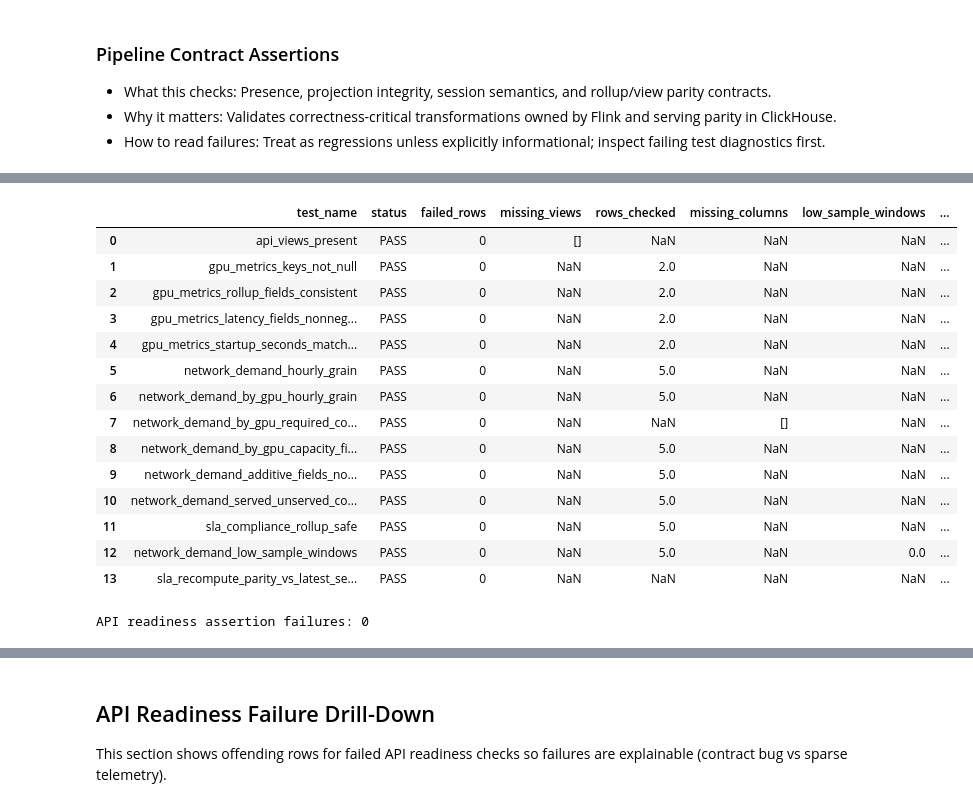
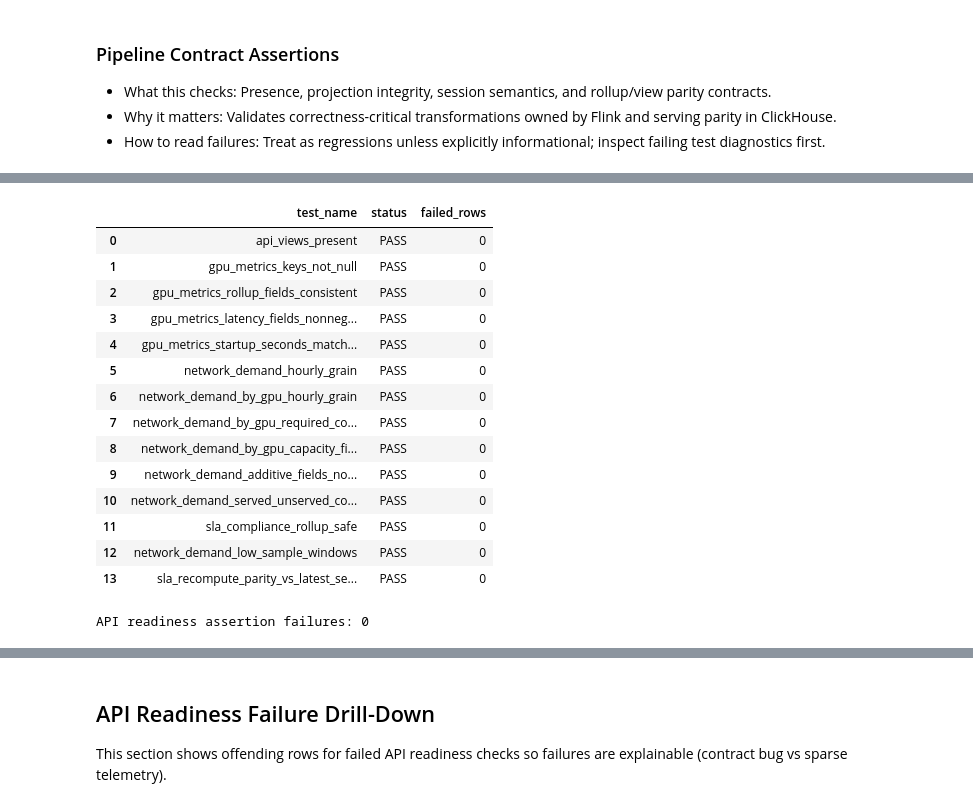
Before and after one commit to Cloud-SPE/livepeer-naap-analytics, a Jupyter notebook: docs/reports/notebook/FLINK_DATA_TRACE_AND_INTEGRATION_TESTS.ipynb, the cells around one changed output, grey strips where cells are left out. Saved outputs shown, nothing was run; the diff lists cells and outputs as text; code cells hidden in the pictures.

```diff
--- a/docs/reports/notebook/FLINK_DATA_TRACE_AND_INTEGRATION_TESTS.ipynb
+++ b/docs/reports/notebook/FLINK_DATA_TRACE_AND_INTEGRATION_TESTS.ipynb
@@ -125,3 +165,19 @@ def parse_blocks(path: str | Path, marker: str) -> list[tuple[str, str]]:
         if sql:
             blocks.append((current_name, sql))
     return blocks
+
+def style_status_table(df: pd.DataFrame, status_col: str = 'status'):
+    if status_col not in df.columns:
+        return df
+    palette = {
+        'PASS': '#dcfce7',
+        'FAIL': '#fee2e2',
+        'WARN': '#fef3c7',
+        'INFO': '#dbeafe',
+    }
+    def _color_status(col: pd.Series):
+        return [
+            f"background-color: {palette.get(str(v), '#f3f4f6')}; font-weight: 700; color: #111827"
+            for v in col
+        ]
+    return df.style.apply(_color_status, subset=[status_col])
@@ -326,24 +983,58 @@ Pipeline assertion failures: 0
 - How to read failures: Focus on view-level formula drift and dimension nullability first.
 # %%
 api_readiness_assertions = run_assertion_file(SQL_DIR / 'assertions_api_readiness.sql')
-display(api_readiness_assertions)
+api_readiness_overview = api_readiness_assertions[['test_name', 'status', 'failed_rows']].copy() if not api_readiness_assertions.empty else api_readiness_assertions
+display(style_status_table(api_readiness_overview))
 
 api_readiness_failures = api_readiness_assertions[api_readiness_assertions['status'] == 'FAIL']
 print(f'API readiness assertion failures: {len(api_readiness_failures)}')
+if SHOW_DEBUG:
+    display(Markdown('**API Readiness Debug Details**'))
+    display(style_status_table(api_readiness_assertions))
+
+def _count_failures(df: pd.DataFrame) -> int:
+    if df is None or df.empty or 'status' not in df.columns:
+        return 0
+    return int((df['status'] == 'FAIL').sum())
+
+summary_rows = [
+    {
+        'layer': 'Raw -> Typed Assertions',
+        'tests': int(len(raw_typed_assertions)),
+        'failures': _count_failures(raw_typed_assertions),
+    },
+    {
+        'layer': 'Pipeline Contract Assertions',
+        'tests': int(len(pipeline_assertions)),
+        'failures': _count_failures(pipeline_assertions),
+    },
+    {
+        'layer': 'API Readiness Assertions',
+        'tests': int(len(api_readiness_assertions)),
+        'failures': _count_failures(api_readiness_assertions),
+    },
+]
+summary_df = pd.DataFrame(summary_rows)
+summary_df['status'] = summary_df['failures'].map(lambda x: 'PASS' if int(x) == 0 else 'FAIL')
+summary_df['window_utc'] = f"{FROM_TS.isoformat()} -> {TO_TS.isoformat()}"
+summary_df['db_target'] = f"{CH_HOST}:{CH_PORT}/{CH_DATABASE}"
+display(Markdown('## Executive Summary'))
+display(Markdown('**Status Legend**: PASS = contract met; WARN = expected soft anomaly; FAIL = contract violation; INFO = no data to evaluate.'))
+display(style_status_table(summary_df[['layer', 'tests', 'failures', 'status', 'window_utc', 'db_target']]))
 # %% [output]
-|  | test_name | status | failed_rows | missing_views | rows_checked | missing_columns | low_sample_windows | ... |
-| 0 | api_views_present | PASS | 0 | [] | NaN | NaN | NaN | ... |
-| 1 | gpu_metrics_keys_not_null | PASS | 0 | NaN | 2.0 | NaN | NaN | ... |
-| 2 | gpu_metrics_rollup_fields_consistent | PASS | 0 | NaN | 2.0 | NaN | NaN | ... |
-| 3 | gpu_metrics_latency_fields_nonneg... | PASS | 0 | NaN | 2.0 | NaN | NaN | ... |
-| 4 | gpu_metrics_startup_seconds_match... | PASS | 0 | NaN | 2.0 | NaN | NaN | ... |
-| 5 | network_demand_hourly_grain | PASS | 0 | NaN | 5.0 | NaN | NaN | ... |
-| 6 | network_demand_by_gpu_hourly_grain | PASS | 0 | NaN | 5.0 | NaN | NaN | ... |
-| 7 | network_demand_by_gpu_required_co... | PASS | 0 | NaN | NaN | [] | NaN | ... |
-| 8 | network_demand_by_gpu_capacity_fi... | PASS | 0 | NaN | 5.0 | NaN | NaN | ... |
-| 9 | network_demand_additive_fields_no... | PASS | 0 | NaN | 5.0 | NaN | NaN | ... |
-| 10 | network_demand_served_unserved_co... | PASS | 0 | NaN | 5.0 | NaN | NaN | ... |
-| 11 | sla_compliance_rollup_safe | PASS | 0 | NaN | 5.0 | NaN | NaN | ... |
-| 12 | network_demand_low_sample_windows | PASS | 0 | NaN | 5.0 | NaN | 0.0 | ... |
-| 13 | sla_recompute_parity_vs_latest_se... | PASS | 0 | NaN | NaN | NaN | NaN | ... |
+|  | test_name | status | failed_rows |
+| 0 | api_views_present | PASS | 0 |
+| 1 | gpu_metrics_keys_not_null | PASS | 0 |
+| 2 | gpu_metrics_rollup_fields_consistent | PASS | 0 |
+| 3 | gpu_metrics_latency_fields_nonneg... | PASS | 0 |
+| 4 | gpu_metrics_startup_seconds_match... | PASS | 0 |
+| 5 | network_demand_hourly_grain | PASS | 0 |
+| 6 | network_demand_by_gpu_hourly_grain | PASS | 0 |
+| 7 | network_demand_by_gpu_required_co... | PASS | 0 |
+| 8 | network_demand_by_gpu_capacity_fi... | PASS | 0 |
+| 9 | network_demand_additive_fields_no... | PASS | 0 |
+| 10 | network_demand_served_unserved_co... | PASS | 0 |
+| 11 | sla_compliance_rollup_safe | PASS | 0 |
+| 12 | network_demand_low_sample_windows | PASS | 0 |
+| 13 | sla_recompute_parity_vs_latest_se... | PASS | 0 |
 API readiness assertion failures: 0
```
Also changed, not shown: parts of 23 cells of this notebook, 35 other files.
